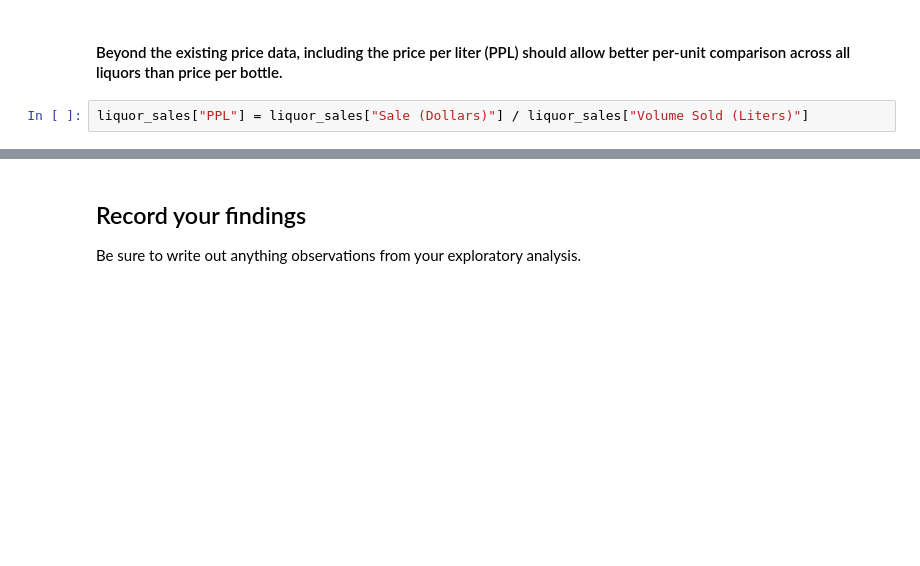
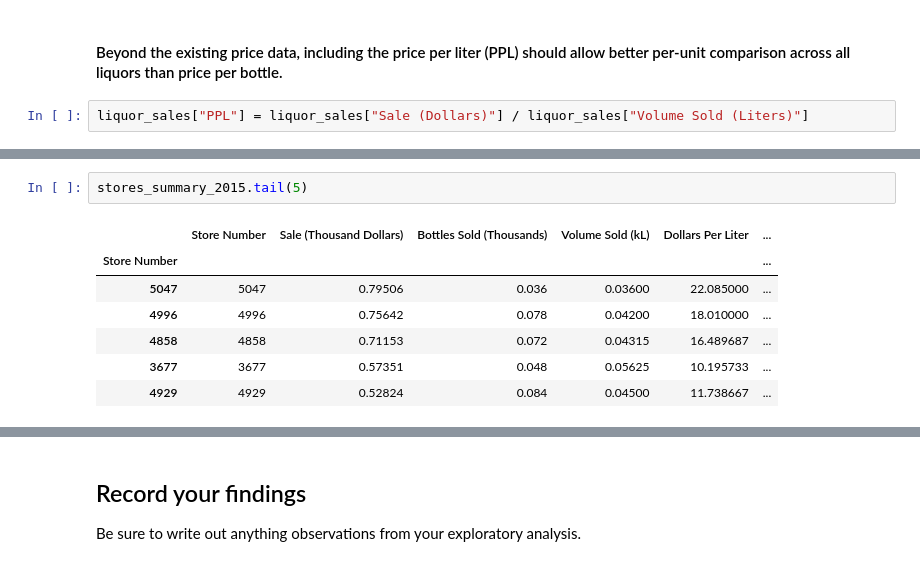
Before and after one commit to davidsanford/DSI_Project_3, a Jupyter notebook: Project_3.ipynb, the cells around one changed output, grey strips where cells are left out. Cells and saved outputs as stored; diff of their text form; blank space fills up the shorter version.

```diff
--- a/Project_3.ipynb
+++ b/Project_3.ipynb
@@ -135,0 +165,10 @@ liquor_sales.groupby("Store Number")["PPL"].mean().hist(log=True)
+# %%
+stores_summary_2015.tail(5)
+# %% [output]
+|  | Store Number | Sale (Thousand Dollars) | Bottles Sold (Thousands) | Volume Sold (kL) | Dollars Per Liter | ... |
+| Store Number |  |  |  |  |  | ... |
+| 5047 | 5047 | 0.79506 | 0.036 | 0.03600 | 22.085000 | ... |
+| 4996 | 4996 | 0.75642 | 0.078 | 0.04200 | 18.010000 | ... |
+| 4858 | 4858 | 0.71153 | 0.072 | 0.04315 | 16.489687 | ... |
+| 3677 | 3677 | 0.57351 | 0.048 | 0.05625 | 10.195733 | ... |
+| 4929 | 4929 | 0.52824 | 0.084 | 0.04500 | 11.738667 | ... |
```
Also changed, not shown: parts of 25 cells of this notebook.
